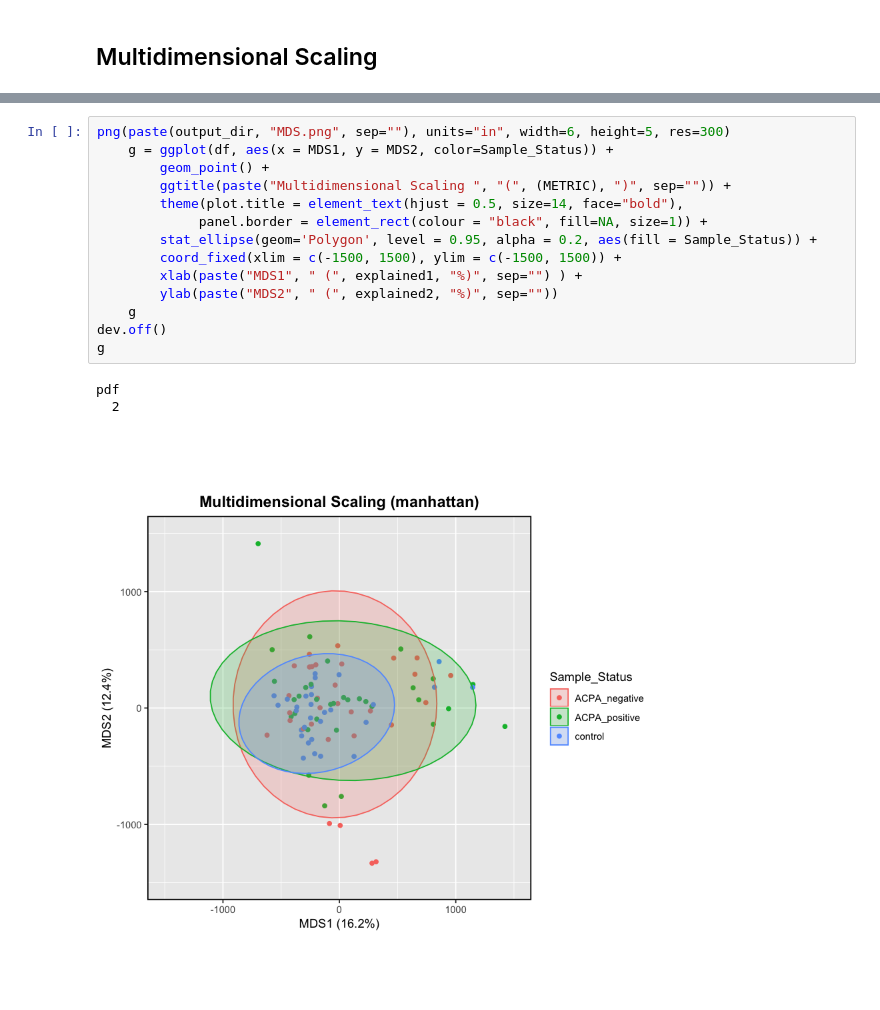
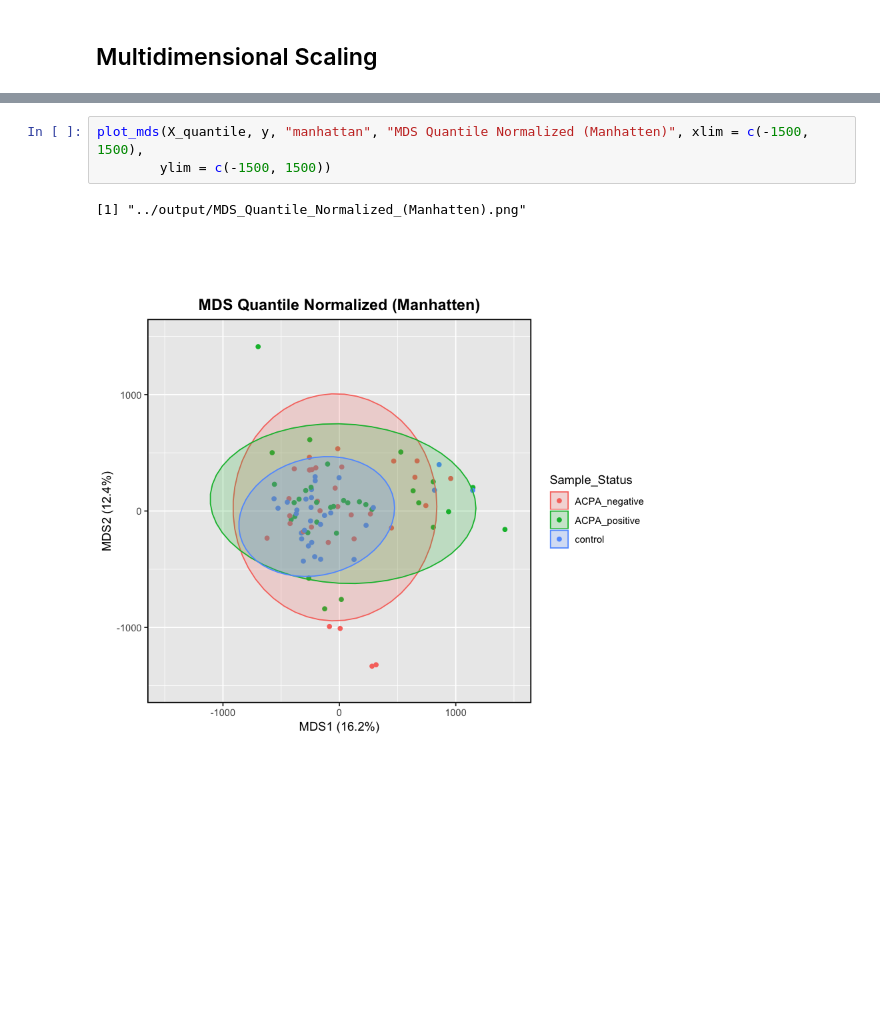
Before and after one commit to danielchang2002/Auto-antibody-Profiling-in-RA, a Jupyter notebook: src/DataVisualization.ipynb, the cells around one changed output, grey strips where cells are left out. Drawn from its saved outputs; the diff is of its cells as text; blank space fills up the shorter version.

```diff
--- a/src/DataVisualization.ipynb
+++ b/src/DataVisualization.ipynb
@@ -139,18 +166,6 @@ head(df)
-# %%
-png(paste(output_dir, "MDS.png", sep=""), units="in", width=6, height=5, res=300)
-    g = ggplot(df, aes(x = MDS1, y = MDS2, color=Sample_Status)) +
-        geom_point() +
-        ggtitle(paste("Multidimensional Scaling ", "(", (METRIC), ")", sep="")) +
-        theme(plot.title = element_text(hjust = 0.5, size=14, face="bold"),
-             panel.border = element_rect(colour = "black", fill=NA, size=1)) +
-        stat_ellipse(geom='Polygon', level = 0.95, alpha = 0.2, aes(fill = Sample_Status)) +
-        coord_fixed(xlim = c(-1500, 1500), ylim = c(-1500, 1500)) +
-        xlab(paste("MDS1", " (", explained1, "%)", sep="") ) +
-        ylab(paste("MDS2", " (", explained2, "%)", sep=""))
-    g
-dev.off()
-g
-# %% [output]
-pdf
-  2
-[figure, removed]
+# %%
+plot_mds(X_quantile, y, "manhattan", "MDS Quantile Normalized (Manhatten)", xlim = c(-1500, 1500),
+        ylim = c(-1500, 1500))
+# %% [output]
+[1] "../output/MDS_Quantile_Normalized_(Manhatten).png"
+[figure, added]
```
Also changed, not shown: parts of 20 cells of this notebook, 8 other files.
